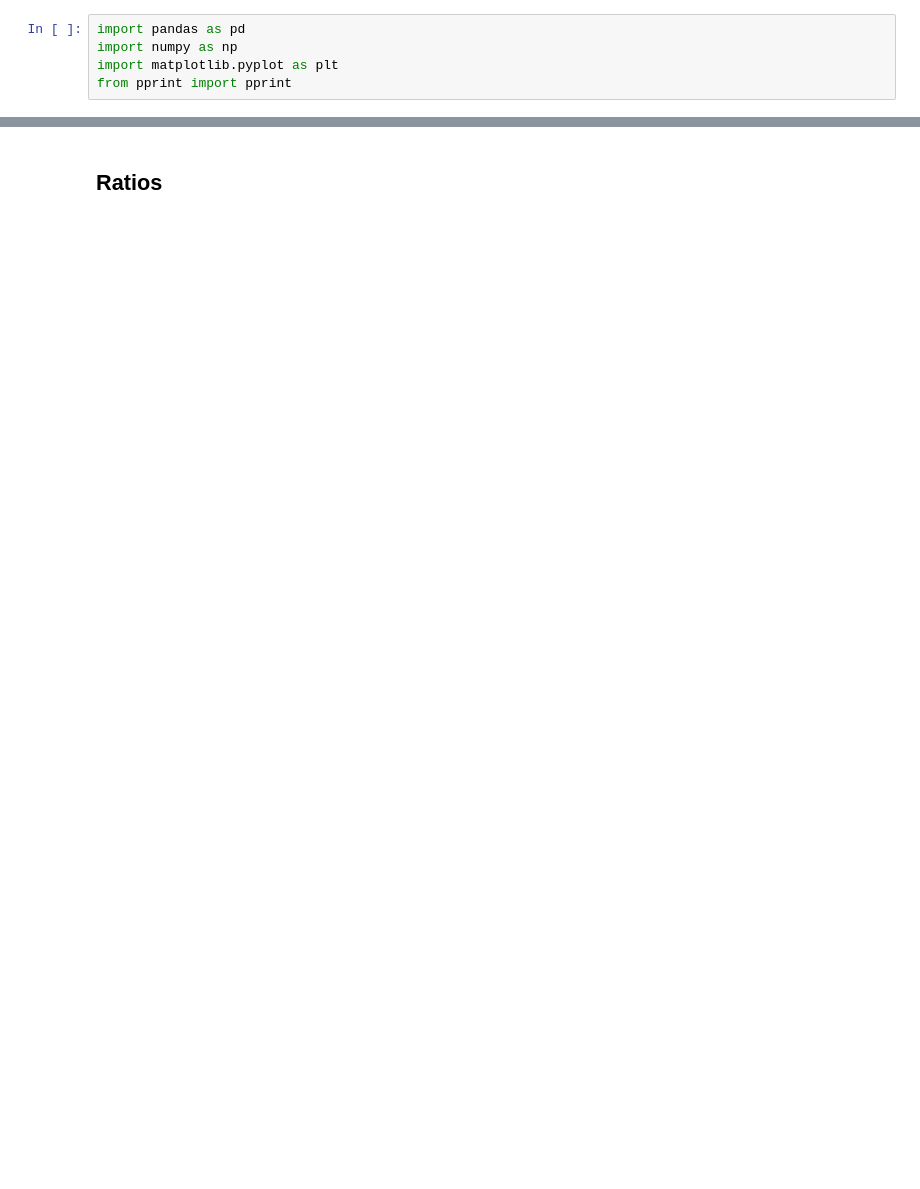
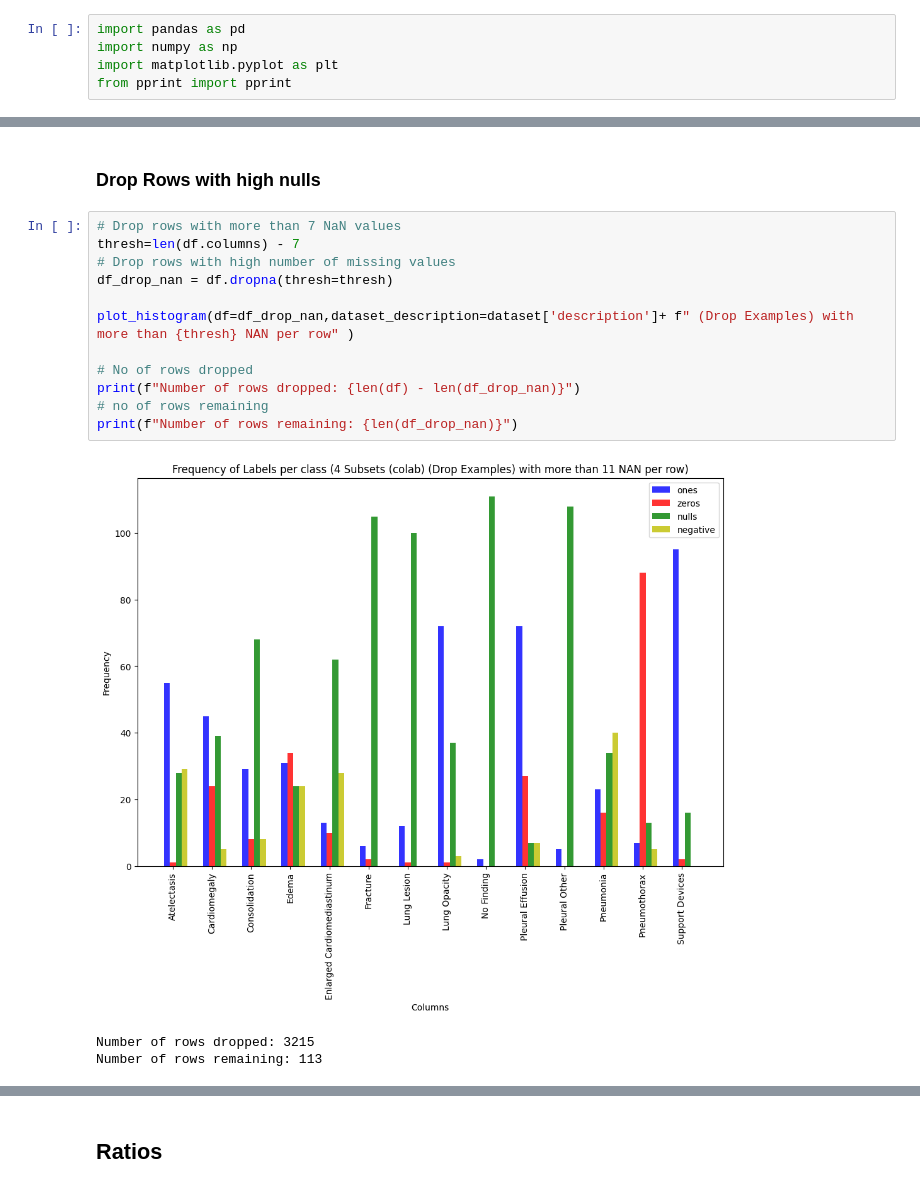
Before and after one commit to BasmaElhoseny01/X-Reporto-AI, a Jupyter notebook: note_books/Heat Maps Classes Weights.ipynb, the cells around one changed output, grey strips where cells are left out. Saved outputs shown, nothing was run; the diff lists cells and outputs as text; blank space fills up the shorter version.

```diff
--- a/note_books/Heat Maps Classes Weights.ipynb
+++ b/note_books/Heat Maps Classes Weights.ipynb
@@ -140,0 +77,18 @@ print(average)
+# %% [markdown]
+### Drop Rows with high nulls
+# %%
+# Drop rows with more than 7 NaN values
+thresh=len(df.columns) - 7
+# Drop rows with high number of missing values
+df_drop_nan = df.dropna(thresh=thresh)
+
+plot_histogram(df=df_drop_nan,dataset_description=dataset['description']+ f" (Drop Examples) with more than {thresh} NAN per row" )
+
+# No of rows dropped
+print(f"Number of rows dropped: {len(df) - len(df_drop_nan)}")
+# no of rows remaining
+print(f"Number of rows remaining: {len(df_drop_nan)}")
+# %% [output]
+[figure, added]
+Number of rows dropped: 3215
+Number of rows remaining: 113
```
Also changed, not shown: parts of 21 cells of this notebook, 1 other file.
